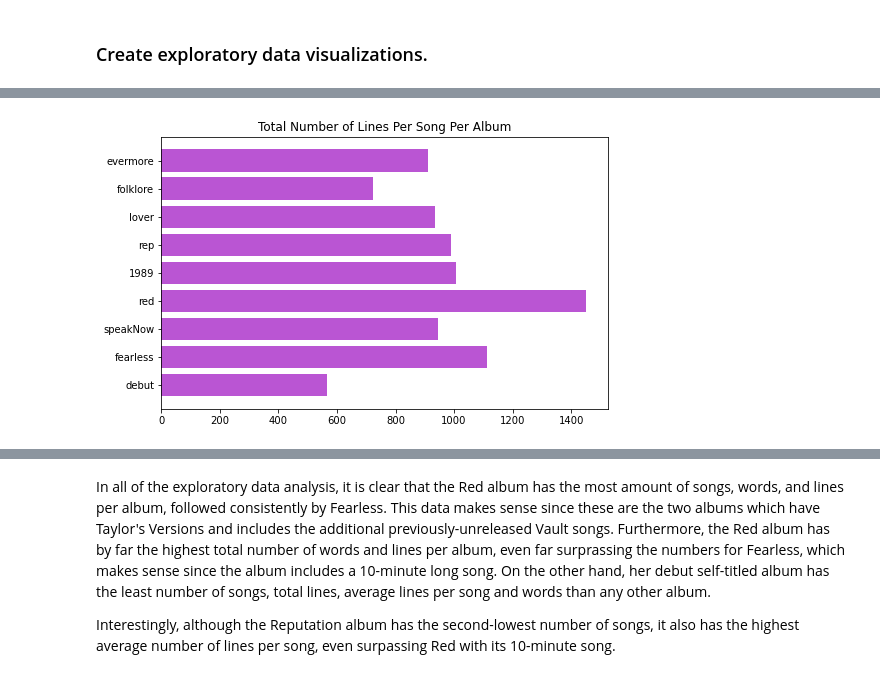
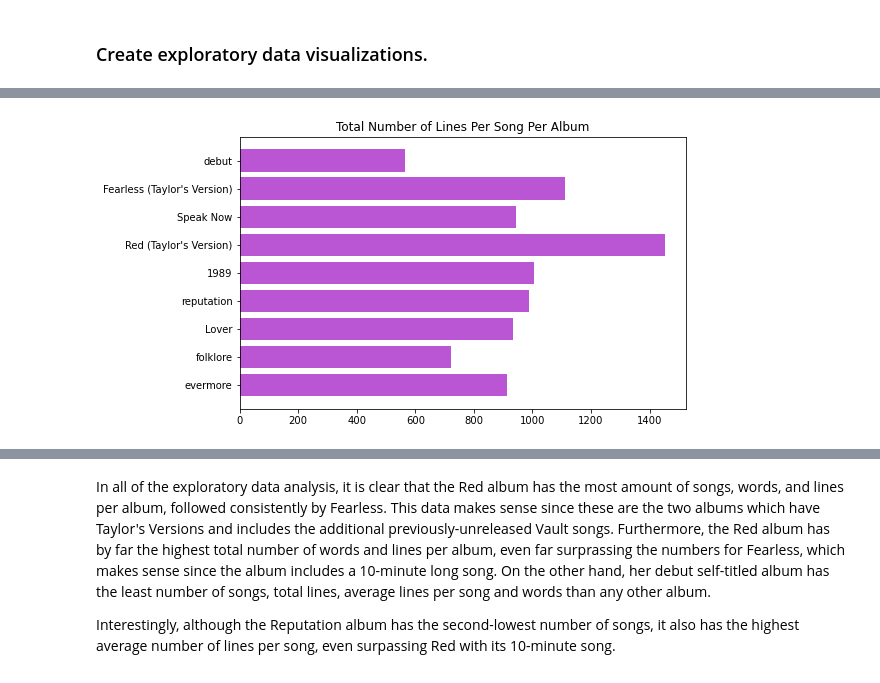
Before and after one commit to christyayee/Evolution-of-Taylor-Swift-Lyricism, a Jupyter notebook: swift.ipynb, the cells around one changed output, grey strips where cells are left out. Saved outputs shown, nothing was run; the diff lists cells and outputs as text; code cells hidden in the pictures.

```diff
--- a/swift.ipynb
+++ b/swift.ipynb
@@ -216,16 +211,16 @@ def appendSong(title):
          "line": [ i for i in range(1, size + 1) ]
         }
     df = pd.DataFrame(a)
-    df = pd.concat([albums['red'], df])
+    df = pd.concat([albums["Red (Taylor's Version)"], df])
     df.reset_index(drop=True, inplace=True)
     return df
 # %%
 for k in vaults.keys():
-    albums['red'] = appendSong(k)
+    albums["Red (Taylor's Version)"] = appendSong(k)
 # %% [markdown]
 ### Replace all album names of "Red (Deluxe Edition) to "Red (Taylor's Version)" for consistency. This is possible because songs on the Red (Taylor's Version) album are simply re-recordings with identical lyrics as the songs on the Red (Deluxe Edition) album.
 # %%
-albums['red'] = albums['red'].replace("Red (Deluxe Edition)", "Red (Taylor's Version)")
+albums["Red (Taylor's Version)"] = albums["Red (Taylor's Version)"].replace("Red (Deluxe Edition)", "Red (Taylor's Version)")
 # %% [markdown]
 # Clean up and reorganize data.
 # %% [markdown]
@@ -256,13 +251,13 @@ albums['debut'] = albums['debut'][albums['debut'].track_title != "Teardrops on M
 albums['debut'].reset_index(drop=True, inplace=True)
 
 # drop Forever & Always (Piano Version) (Taylor's Version)
-albums['fearless'] = albums['fearless'][albums['fearless'].track_title != "Forever & Always (Piano Version) [Taylor’s Version]"]
-albums['fearless'].reset_index(drop=True, inplace=True)
+albums["Fearless (Taylor's Version)"] = albums["Fearless (Taylor's Version)"][albums["Fearless (Taylor's Version)"].track_title != "Forever & Always (Piano Version) [Taylor’s Version]"]
+albums["Fearless (Taylor's Version)"].reset_index(drop=True, inplace=True)
 
 # drop Treacherous (Original Demo Recording), Red (Original Demo Recording), and State of Grace (Acoustic Version)
-albums['red'] = albums['red'][albums['red'].track_title.str.contains('Demo') == False]
-albums['red'] = albums['red'][albums['red'].track_title.str.contains('Acoustic') == False]
-albums['red'].reset_index(drop=True, inplace=True)
+albums["Red (Taylor's Version)"] = albums["Red (Taylor's Version)"][albums["Red (Taylor's Version)"].track_title.str.contains('Demo') == False]
+albums["Red (Taylor's Version)"] = albums["Red (Taylor's Version)"][albums["Red (Taylor's Version)"].track_title.str.contains('Acoustic') == False]
+albums["Red (Taylor's Version)"].reset_index(drop=True, inplace=True)
 # %% [markdown]
 ### Clean up lyrics. Set everything to lowercase and ignore non-ascii characters.
 # %%
@@ -311,10 +300,11 @@ plt.show()
 # %%
 plt.figure(figsize=(8,5))
 plt.barh(list(albums.keys()), [albums[k].lines.sum() for k in albums.keys()], color='mediumorchid')
 plt.title("Total Number of Lines Per Song Per Album")
+plt.gca().invert_yaxis()
 plt.show()
 # %% [output]
-[figure, old version]
+[figure, new version]
 # %%
 numWords = []
 for k in albums.keys():
```
Also changed, not shown: parts of 32 cells of this notebook, 2 other files.
